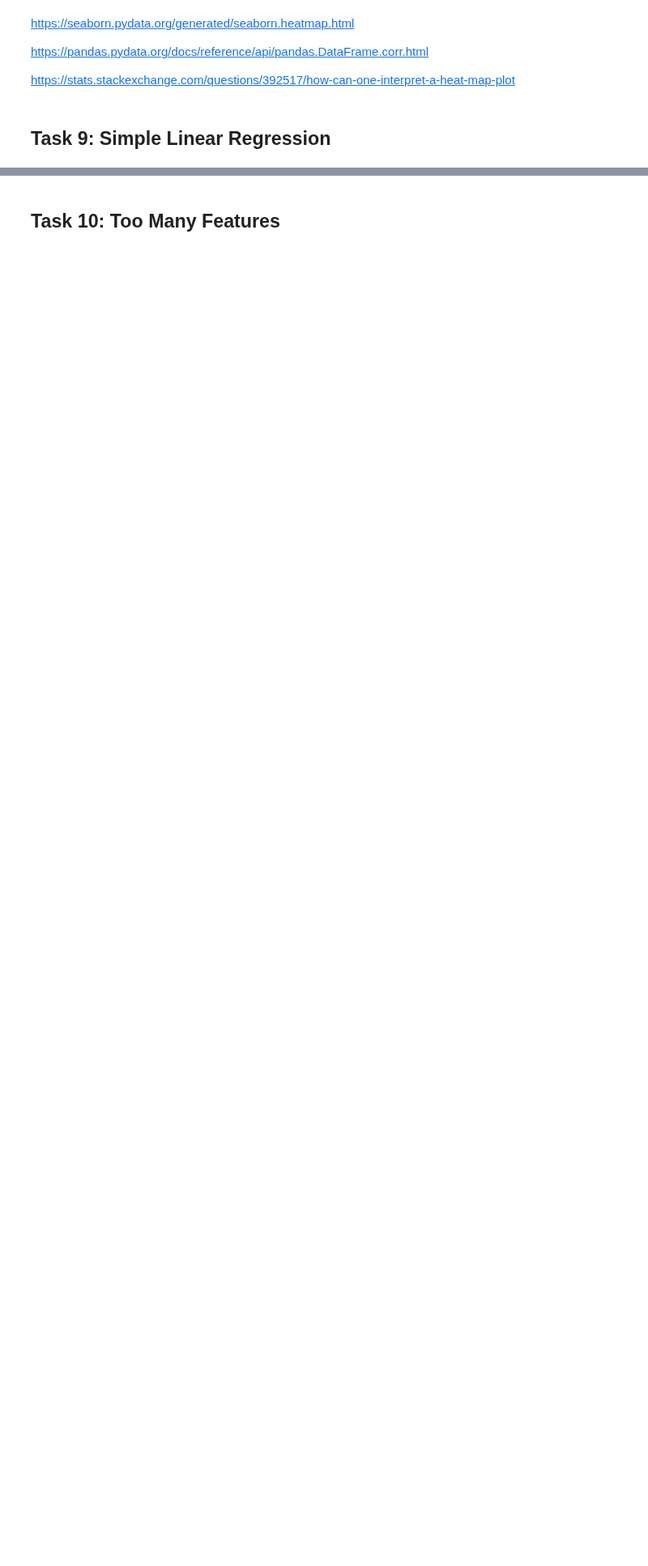
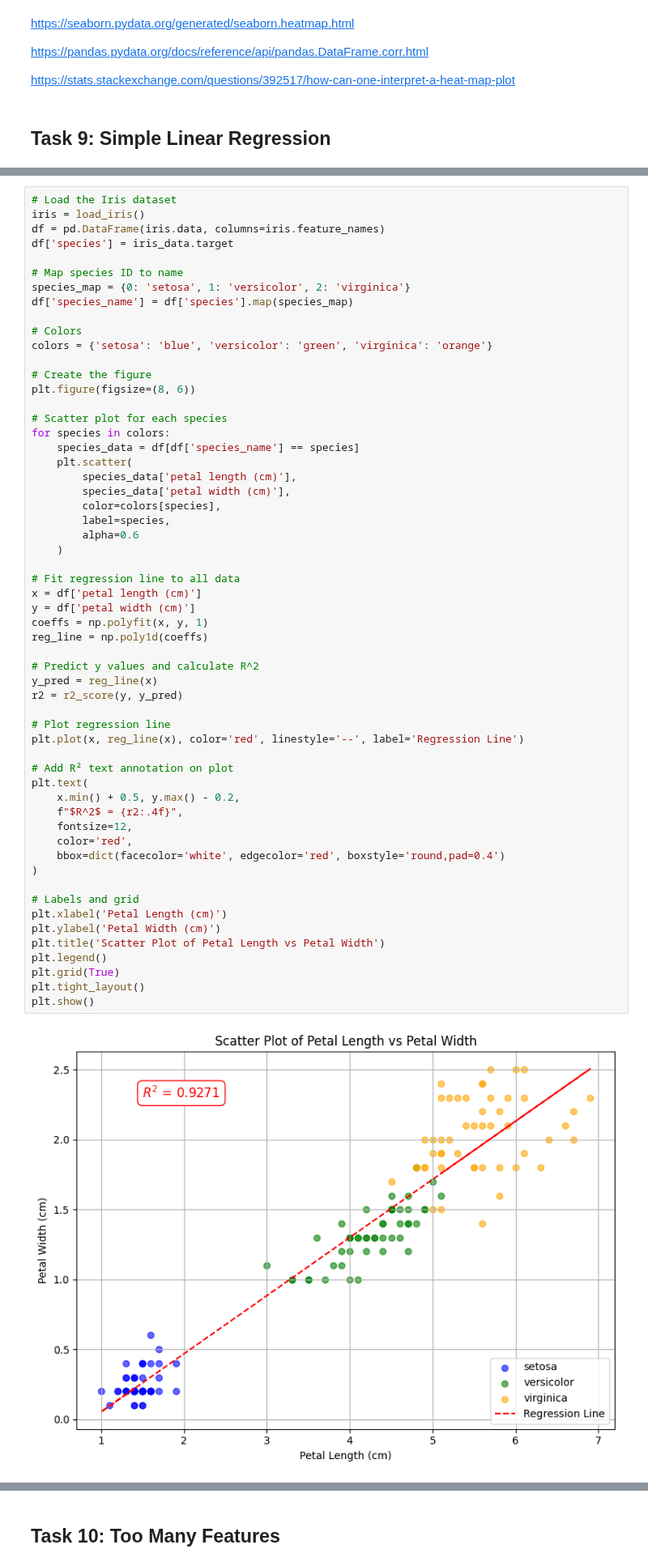
Before and after one commit to monkj24/principles_of_data_analytics, a Jupyter notebook: tasks.ipynb, the cells around one changed output, grey strips where cells are left out. Shown at 81% size. Cells and saved outputs as stored; diff of their text form; blank space fills up the shorter version.

```diff
--- a/tasks.ipynb
+++ b/tasks.ipynb
@@ -783,0 +798,59 @@ The plot from Task 6 is recreated and annotated with the R2 value.
+# %%
+# Load the Iris dataset
+iris = load_iris()
+df = pd.DataFrame(iris.data, columns=iris.feature_names)
+df['species'] = iris_data.target
+
+# Map species ID to name
+species_map = {0: 'setosa', 1: 'versicolor', 2: 'virginica'}
+df['species_name'] = df['species'].map(species_map)
+
+# Colors
+colors = {'setosa': 'blue', 'versicolor': 'green', 'virginica': 'orange'}
+
+# Create the figure
+plt.figure(figsize=(8, 6))
+
+# Scatter plot for each species
+for species in colors:
+    species_data = df[df['species_name'] == species]
+    plt.scatter(
+        species_data['petal length (cm)'],
+        species_data['petal width (cm)'],
+        color=colors[species],
+        label=species,
+        alpha=0.6
+    )
+
+# Fit regression line to all data
+x = df['petal length (cm)']
+y = df['petal width (cm)']
+coeffs = np.polyfit(x, y, 1)
+reg_line = np.poly1d(coeffs)
+
+# Predict y values and calculate R^2
+y_pred = reg_line(x)
+r2 = r2_score(y, y_pred)
+
+# Plot regression line
+plt.plot(x, reg_line(x), color='red', linestyle='--', label='Regression Line')
+
+# Add R² text annotation on plot
+plt.text(
+    x.min() + 0.5, y.max() - 0.2,
+    f"$R^2$ = {r2:.4f}",
+    fontsize=12,
+    color='red',
+    bbox=dict(facecolor='white', edgecolor='red', boxstyle='round,pad=0.4')
+)
+
+# Labels and grid
+plt.xlabel('Petal Length (cm)')
+plt.ylabel('Petal Width (cm)')
+plt.title('Scatter Plot of Petal Length vs Petal Width')
+plt.legend()
+plt.grid(True)
+plt.tight_layout()
+plt.show()
+# %% [output]
+[figure, added]
```
Also changed, not shown: parts of 7 cells of this notebook.
